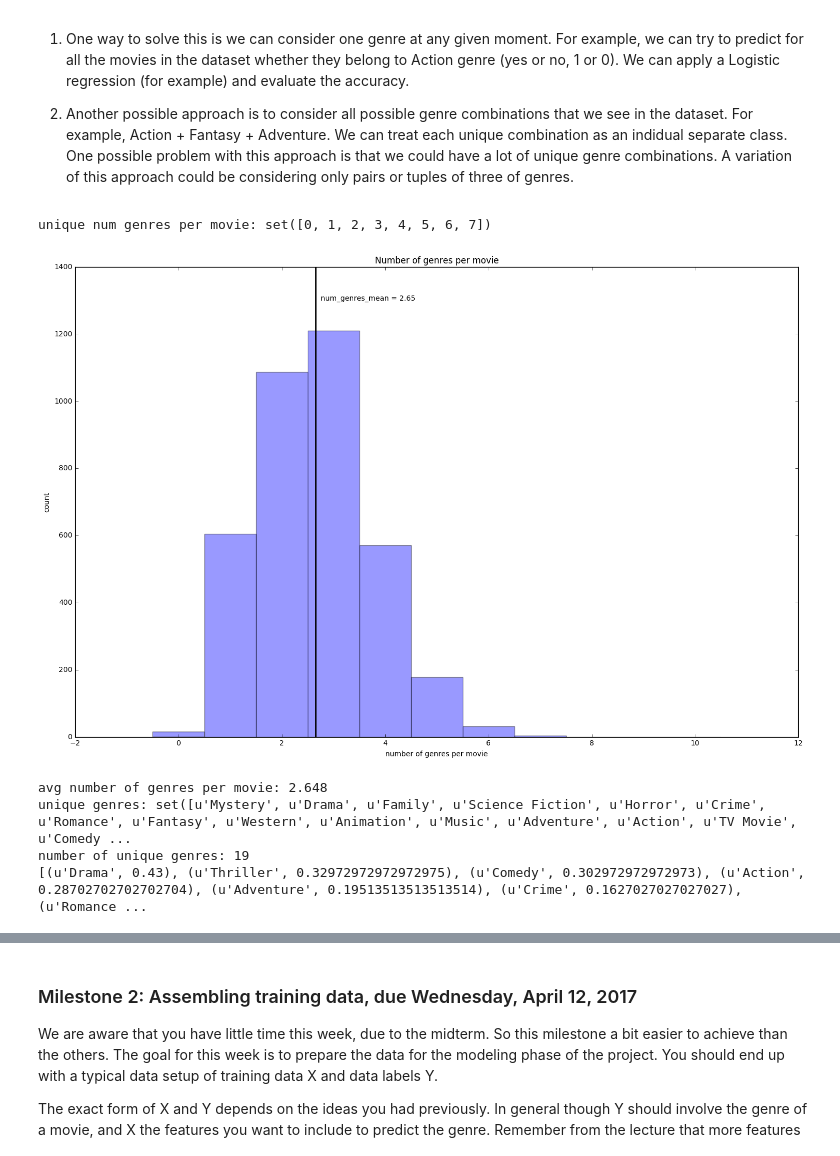
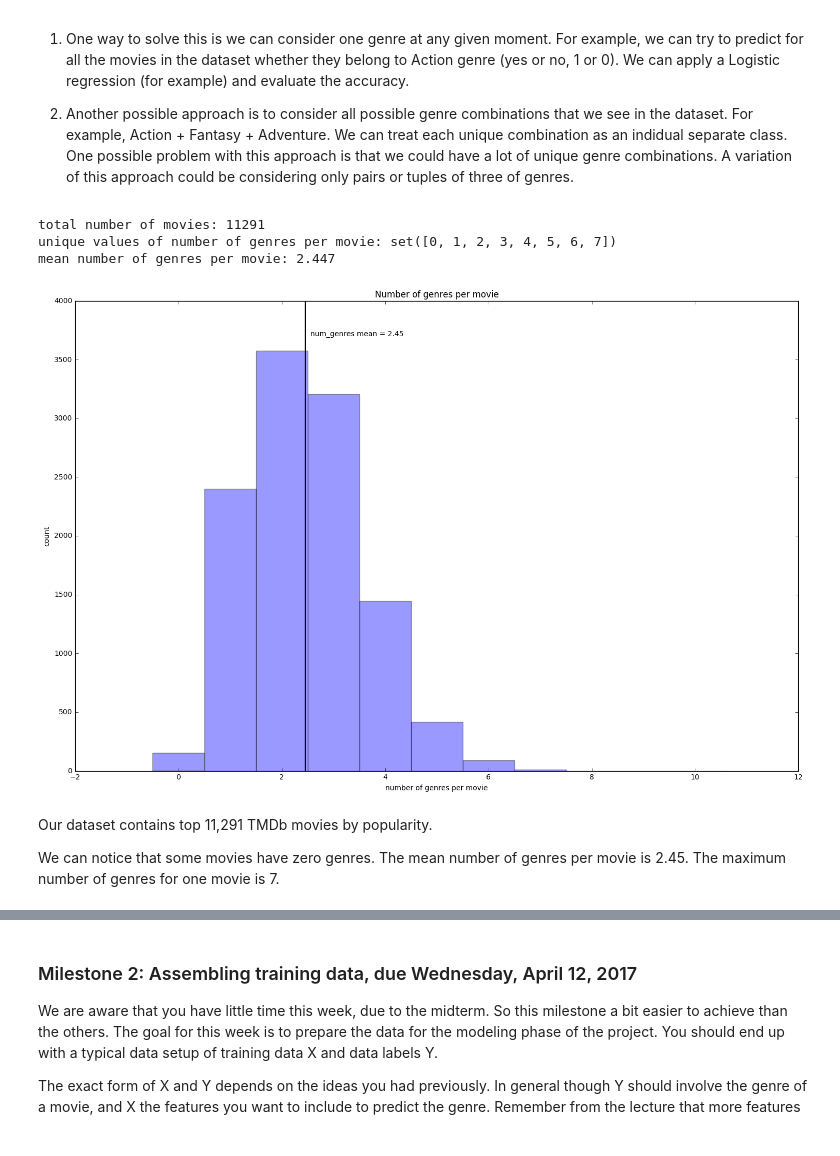
Before and after one commit to adubitskiy/cs109b, a Jupyter notebook: Milestone_1_Timur.ipynb, the cells around one changed output, grey strips where cells are left out. Saved outputs shown, nothing was run; the diff lists cells and outputs as text; code cells hidden in the pictures.

```diff
--- a/Milestone_1_Timur.ipynb
+++ b/Milestone_1_Timur.ipynb
@@ -249,9 +249,6 @@ import pandas as pd
 import sys
 
 
-# reload(sys)
-# sys.setdefaultencoding('utf8')
-
 TMDB_MOVIES_COLUMN_NAMES = [
     'adult', 'backdrop_path', 'belongs_to_collection', 'budget', 'genres', 'homepage', 'id', 'imdb_id',
     'original_language', 'original_title', 'overview', 'popularity', 'poster_path', 'production_companies',
@@ -259,69 +256,55 @@ TMDB_MOVIES_COLUMN_NAMES = [
     'video', 'vote_average', 'vote_count',
 ]
 
 
 def load_tmdb_movies():
-    df = pd.read_csv('tmdb_movies_3700.csv', header=None, names=TMDB_MOVIES_COLUMN_NAMES)
+    df = pd.read_csv('tmdb_movies_11291.csv', header=None, names=TMDB_MOVIES_COLUMN_NAMES)
     for column_name in ['genres', 'spoken_languages']:
         df[column_name] = df[column_name].map(lambda d: ast.literal_eval(d))
     return df
 
 
 def get_fig_size(nrows=1):
     return 15, 10 * nrows
 
 
-def explore_num_genres_per_movie(num_genres_per_movie_list):
+def explore_num_genres_per_movie(tmdb_movies_df):
+    print 'total number of movies: %d' % len(tmdb_movies_df)
+
+    genres_rows = tmdb_movies_df['genres']
+
+    num_genres_per_movie_list = []
+    for genres in genres_rows:
+        num_genres = len(genres)
+        num_genres_per_movie_list.append(num_genres)
+
     unique_num_genres_per_movie = set(num_genres_per_movie_list)
-    print 'unique num genres per movie: %s' % unique_num_genres_per_movie
+    print 'unique values of number of genres per movie: %s' % unique_num_genres_per_movie
 
     num_genres_mean = np.mean(num_genres_per_movie_list)
+    print 'mean number of genres per movie: %.3f' % num_genres_mean
 
     _, ax = plt.subplots(1, 1, figsize=get_fig_size())
     ax.hist(num_genres_per_movie_list, bins=np.arange(-0.5, 11.0, step=1.0), alpha=0.4)
     ax.axvline(x=num_genres_mean, linewidth=2, color='k')
-    plt.text(num_genres_mean + 0.1, 1300, 'num_genres_mean = %.2f' % num_genres_mean)
+    plt.text(num_genres_mean + 0.1, 3700, 'num_genres mean = %.2f' % num_genres_mean)
     ax.set_xlabel('number of genres per movie')
     ax.set_ylabel('count')
     ax.set_title('Number of genres per movie')
 
     plt.tight_layout()
     plt.show()
 
 
-def explore_genre_pairs():
-    tmdb_movies_df = load_tmdb_movies()
-    num_rows = len(tmdb_movies_df)
-
-    genres_rows = tmdb_movies_df['genres']
-    genre_list = []
-    num_genres_per_movie_list = []
-    for genres in genres_rows:
-        num_genres = len(genres)
-        num_genres_per_movie_list.append(num_genres)
-        for genre in genres:
-            genre_list.append(genre['name'])
-
-    explore_num_genres_per_movie(num_genres_per_movie_list)
-
-    print 'avg number of genres per movie: %.3f' % (float(len(genre_list)) / num_rows)
-
-    unique_genres = set(genre_list)
-    print 'unique genres: %s' % unique_genres
-    print 'number of unique genres: %d' % len(unique_genres)
-
-    counter = Counter(genre_list)
-    counter_dict = {k: float(v) / num_rows for k, v in dict(counter).items()}
-
-    sorted_counter_dict = sorted(counter_dict.items(), key=operator.itemgetter(1), reverse=True)
-    print sorted_counter_dict
-
-
-explore_genre_pairs()
+tmdb_movies_df = load_tmdb_movies()
+explore_num_genres_per_movie(tmdb_movies_df)
 # %% [output]
-unique num genres per movie: set([0, 1, 2, 3, 4, 5, 6, 7])
+total number of movies: 11291
+unique values of number of genres per movie: set([0, 1, 2, 3, 4, 5, 6, 7])
+mean number of genres per movie: 2.447
-[figure, old version]
+[figure, new version]
-avg number of genres per movie: 2.648
-unique genres: set([u'Mystery', u'Drama', u'Family', u'Science Fiction', u'Horror', u'Crime', u'Romance', u'Fantasy', u'Western', u'Animation', u'Music', u'Adventure', u'Action', u'TV Movie', u'Comedy ...
-number of unique genres: 19
-[(u'Drama', 0.43), (u'Thriller', 0.32972972972972975), (u'Comedy', 0.302972972972973), (u'Action', 0.28702702702702704), (u'Adventure', 0.19513513513513514), (u'Crime', 0.1627027027027027), (u'Romance ...
+# %% [markdown]
+Our dataset contains top 11,291 TMDb movies by popularity.
+
+We can notice that some movies have zero genres. The mean number of genres per movie is 2.45.
+The maximum number of genres for one movie is 7.
```
Also changed, not shown: parts of 4 cells of this notebook, 1 other file.
